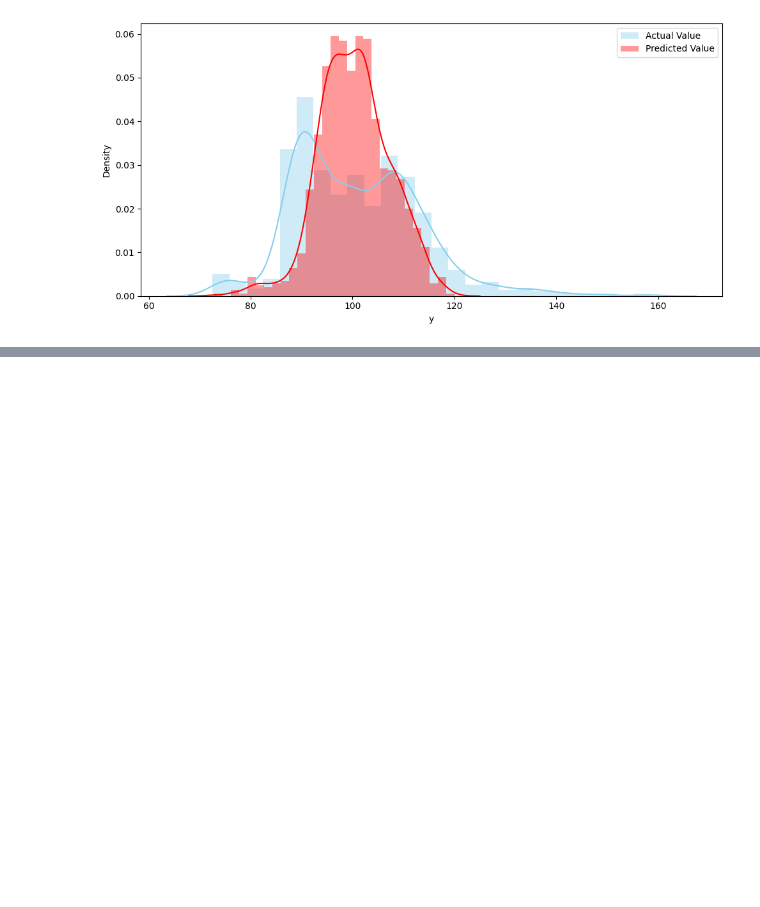
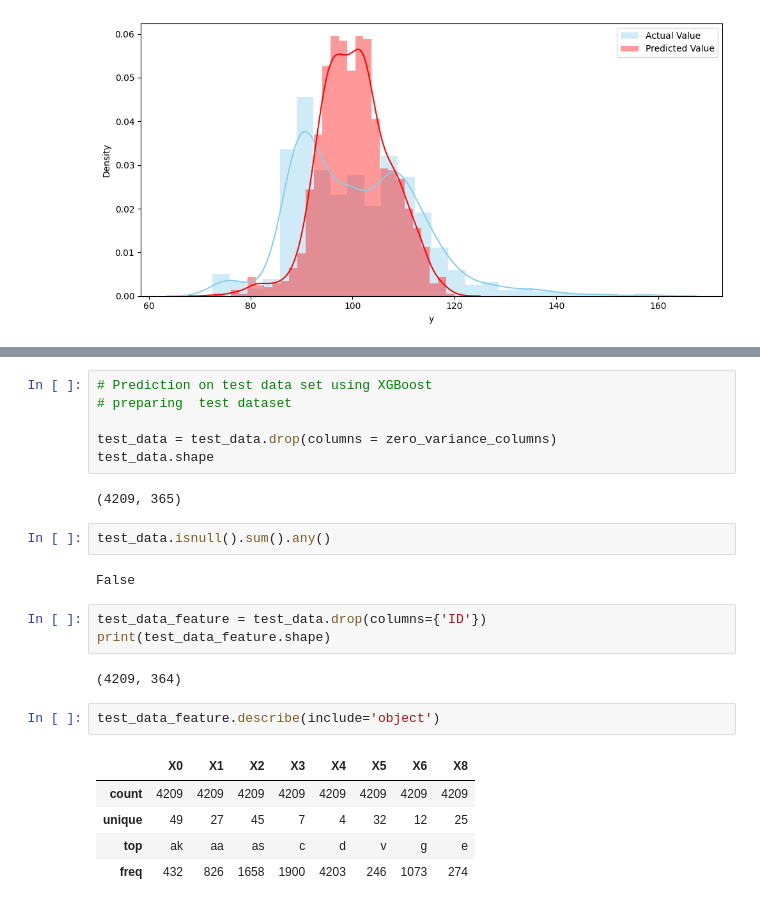
Before and after one commit to mykel71/MercedesBenzManufacturing, a Jupyter notebook: EDA MercedesBenz.ipynb, the cells around one changed output, grey strips where cells are left out. Drawn from its saved outputs; the diff is of its cells as text; blank space fills up the shorter version.

```diff
--- a/EDA MercedesBenz.ipynb
+++ b/EDA MercedesBenz.ipynb
@@ -186,0 +202,25 @@ plt.tight_layout()
+# %%
+# Prediction on test data set using XGBoost
+# preparing  test dataset
+
+test_data = test_data.drop(columns = zero_variance_columns)
+test_data.shape
+# %% [output]
+(4209, 365)
+# %%
+test_data.isnull().sum().any()
+# %% [output]
+False
+# %%
+test_data_feature = test_data.drop(columns={'ID'})
+print(test_data_feature.shape)
+# %% [output]
+(4209, 364)
+# %%
+test_data_feature.describe(include='object')
+# %% [output]
+|  | X0 | X1 | X2 | X3 | X4 | X5 | X6 | X8 |
+| count | 4209 | 4209 | 4209 | 4209 | 4209 | 4209 | 4209 | 4209 |
+| unique | 49 | 27 | 45 | 7 | 4 | 32 | 12 | 25 |
+| top | ak | aa | as | c | d | v | g | e |
+| freq | 432 | 826 | 1658 | 1900 | 4203 | 246 | 1073 | 274 |
```
Also changed, not shown: parts of 6 cells of this notebook, 1 other file.
